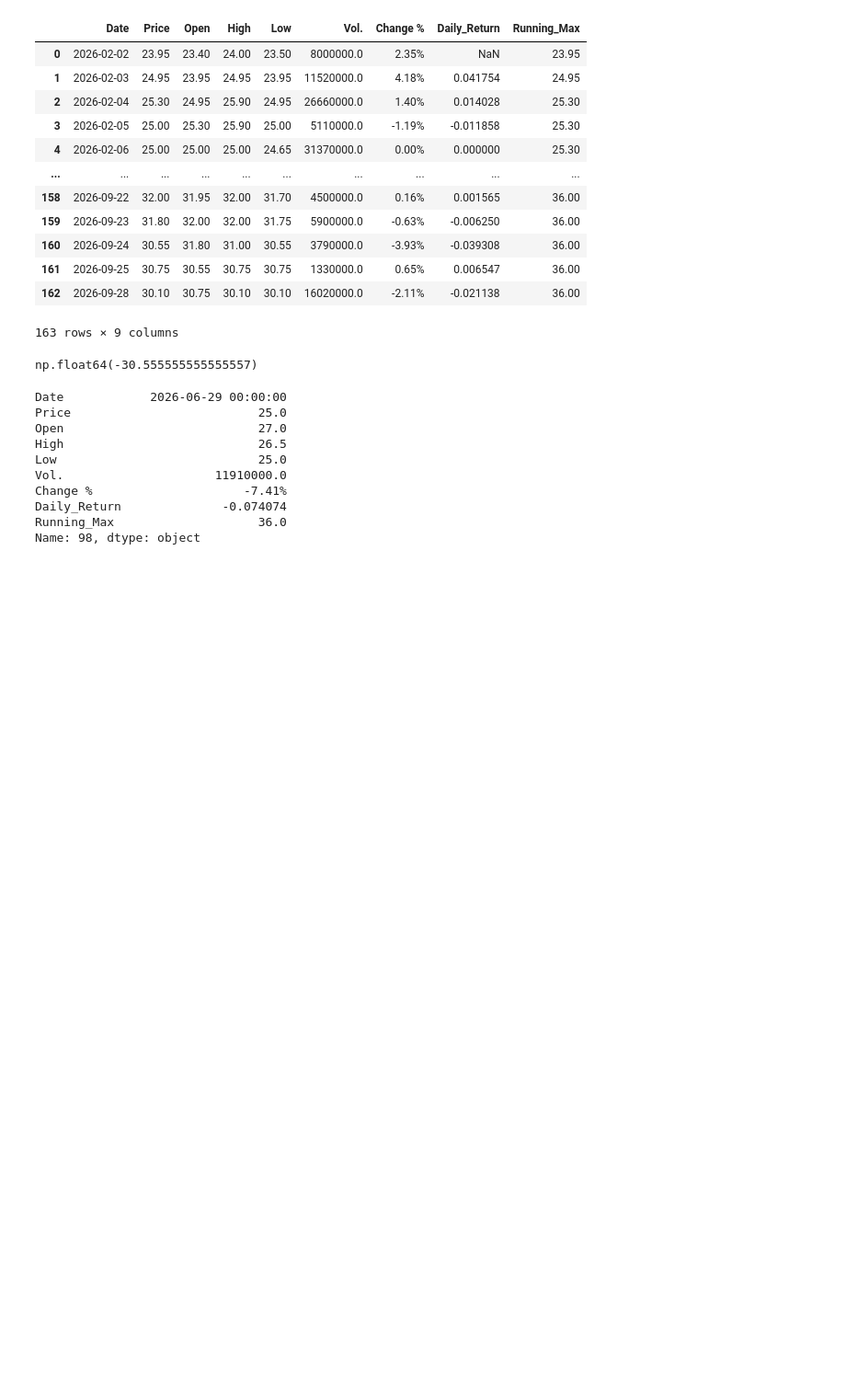
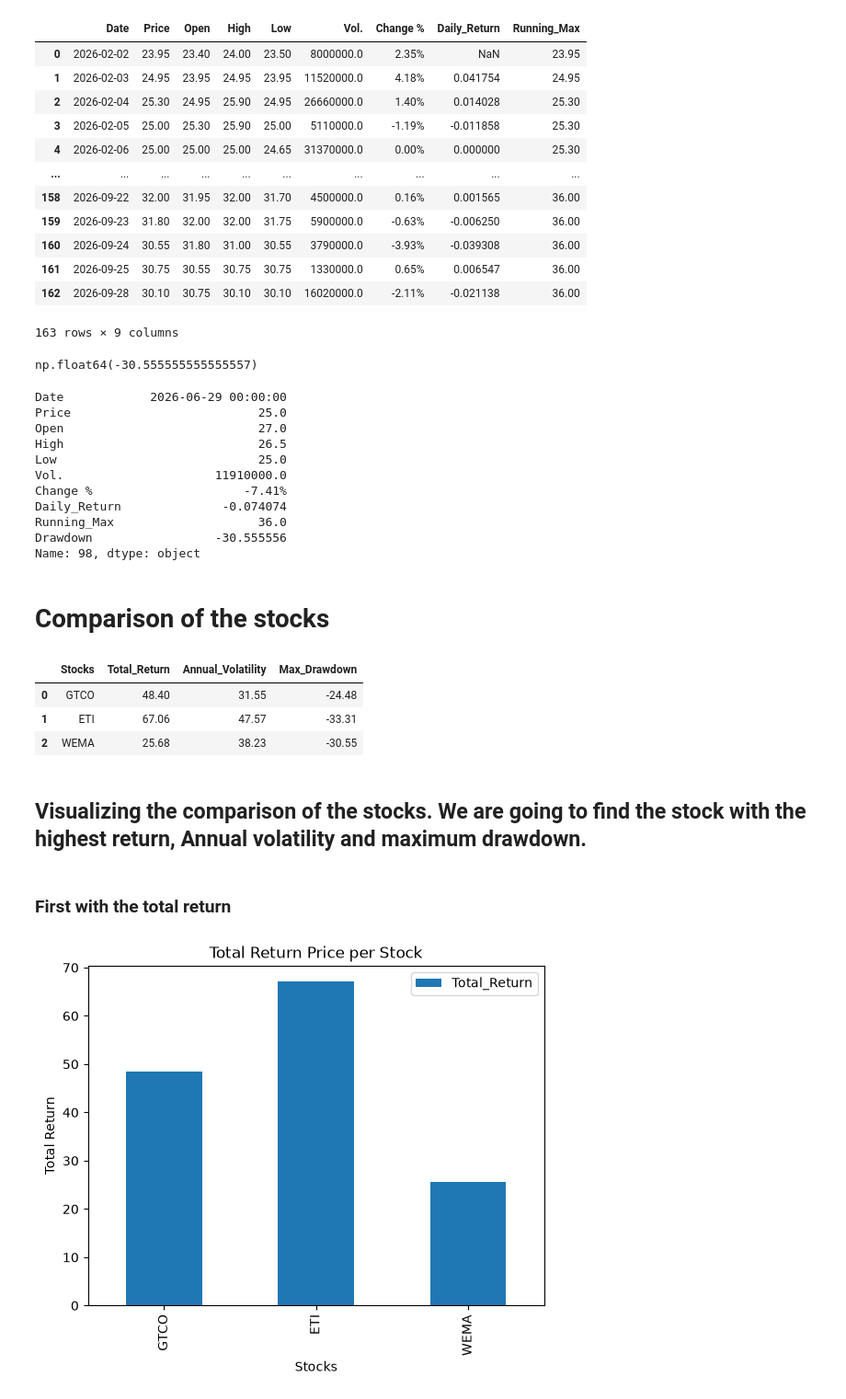
Before and after one commit to Ekeneparody/Data-Science, a Jupyter notebook: Project/NGX performance.ipynb, the cells around one changed output. Shown at 92% size. Cells and saved outputs as stored; diff of their text form; code cells hidden in the pictures; blank space fills up the shorter version.

Commit message:
Parameter Dataframe

```diff
--- a/Project/NGX performance.ipynb
+++ b/Project/NGX performance.ipynb
@@ -1150,7 +1150,7 @@ drawdown.min()
 # %% [output]
 np.float64(-30.555555555555557)
 # %%
-wema.loc[drawdown.idxmin()]
+wema.loc[wema['Drawdown'].idxmin()]
 # %% [output]
 Date            2026-06-29 00:00:00
 Price                          25.0
@@ -1161,4 +1161,33 @@ Vol.                     11910000.0
 Change %                     -7.41%
 Daily_Return              -0.074074
 Running_Max                    36.0
+Drawdown                 -30.555556
 Name: 98, dtype: object
+# %% [markdown]
+# Comparison of the stocks
+# %%
+comparison = pd.DataFrame({
+    'Stocks': ['GTCO', 'ETI', 'WEMA'],
+    'Total_Return' : [48.40, 67.06, 25.68],
+    'Annual_Volatility': [31.55, 47.57, 38.23],
+    'Max_Drawdown': [-24.48, -33.31, -30.55]
+})
+comparison
+# %% [output]
+|  | Stocks | Total_Return | Annual_Volatility | Max_Drawdown |
+| 0 | GTCO | 48.40 | 31.55 | -24.48 |
+| 1 | ETI | 67.06 | 47.57 | -33.31 |
+| 2 | WEMA | 25.68 | 38.23 | -30.55 |
+# %% [markdown]
+## Visualizing the comparison of the stocks. We are going to find the stock with the highest return, Annual volatility and maximum drawdown.
+# %% [markdown]
+### First with the total return
+# %%
+##Viz
+comparison.plot(x = 'Stocks', y = 'Total_Return', kind = 'bar')
+plt.xlabel('Stocks')
+plt.ylabel('Total Return')
+plt.title('Total Return Price per Stock')
+plt.show()
+# %% [output]
+[figure, added]
```
Also changed, not shown: parts of 17 cells of this notebook.
